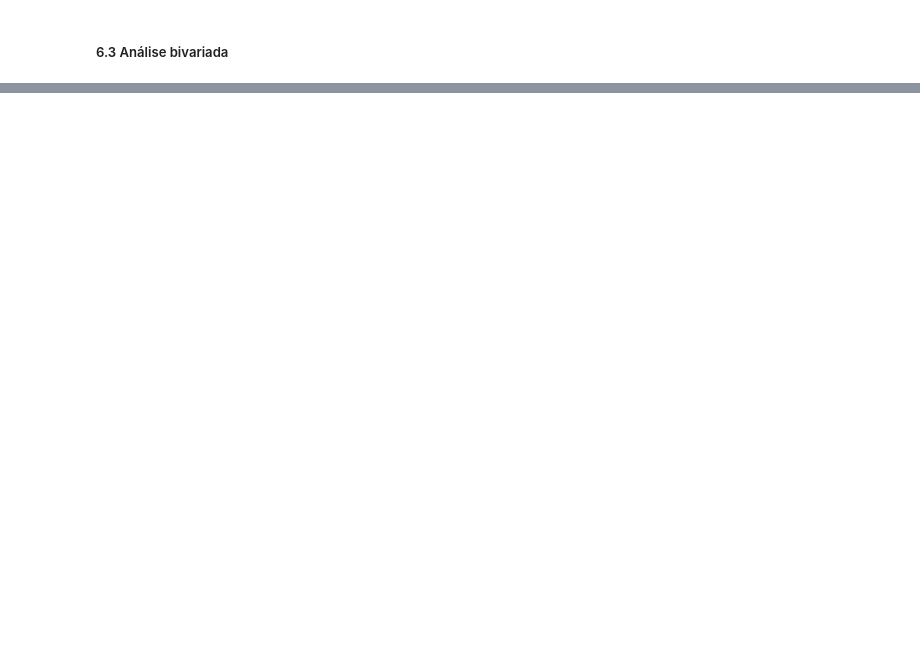
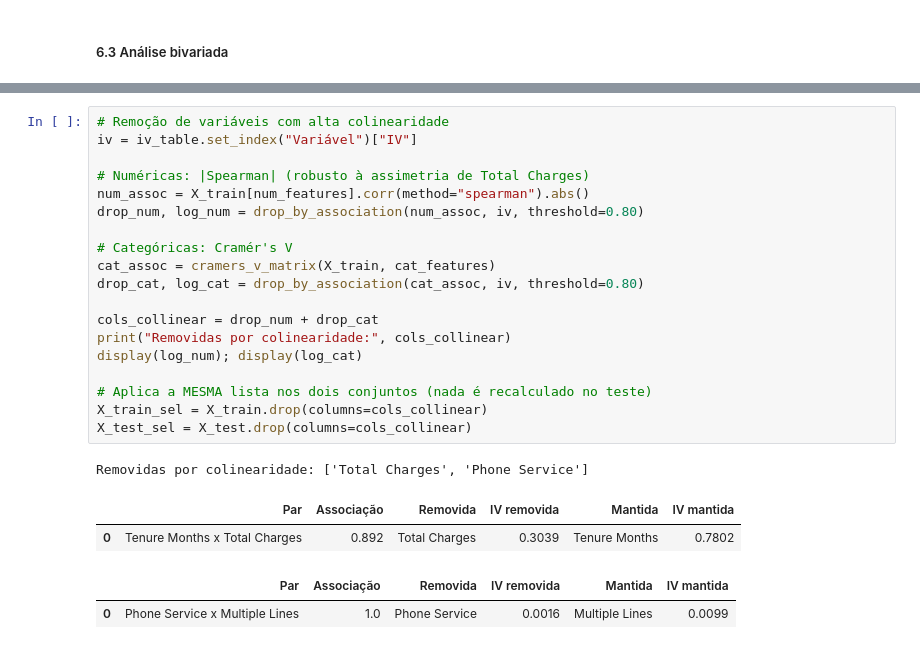
Before and after one commit to karla-gomes/fiap-customer-churn, a Jupyter notebook: notebooks/01_eda_baseline.ipynb, the cells around one changed output, grey strips where cells are left out. Cells and saved outputs as stored; diff of their text form; blank space fills up the shorter version.

```diff
--- a/notebooks/01_eda_baseline.ipynb
+++ b/notebooks/01_eda_baseline.ipynb
@@ -660,0 +783,25 @@ Target: `Churn Value` (1 = cancelou no trimestre, conforme o dicionário de dado
+# %%
+# Remoção de variáveis com alta colinearidade
+iv = iv_table.set_index("Variável")["IV"]
+
+# Numéricas: |Spearman| (robusto à assimetria de Total Charges)
+num_assoc = X_train[num_features].corr(method="spearman").abs()
+drop_num, log_num = drop_by_association(num_assoc, iv, threshold=0.80)
+
+# Categóricas: Cramér's V
+cat_assoc = cramers_v_matrix(X_train, cat_features)
+drop_cat, log_cat = drop_by_association(cat_assoc, iv, threshold=0.80)
+
+cols_collinear = drop_num + drop_cat
+print("Removidas por colinearidade:", cols_collinear)
+display(log_num); display(log_cat)
+
+# Aplica a MESMA lista nos dois conjuntos (nada é recalculado no teste)
+X_train_sel = X_train.drop(columns=cols_collinear)
+X_test_sel = X_test.drop(columns=cols_collinear)
+# %% [output]
+Removidas por colinearidade: ['Total Charges', 'Phone Service']
+|  | Par | Associação | Removida | IV removida | Mantida | IV mantida |
+| 0 | Tenure Months x Total Charges | 0.892 | Total Charges | 0.3039 | Tenure Months | 0.7802 |
+|  | Par | Associação | Removida | IV removida | Mantida | IV mantida |
+| 0 | Phone Service x Multiple Lines | 1.0 | Phone Service | 0.0016 | Multiple Lines | 0.0099 |
```
Also changed, not shown: parts of 36 cells of this notebook.
